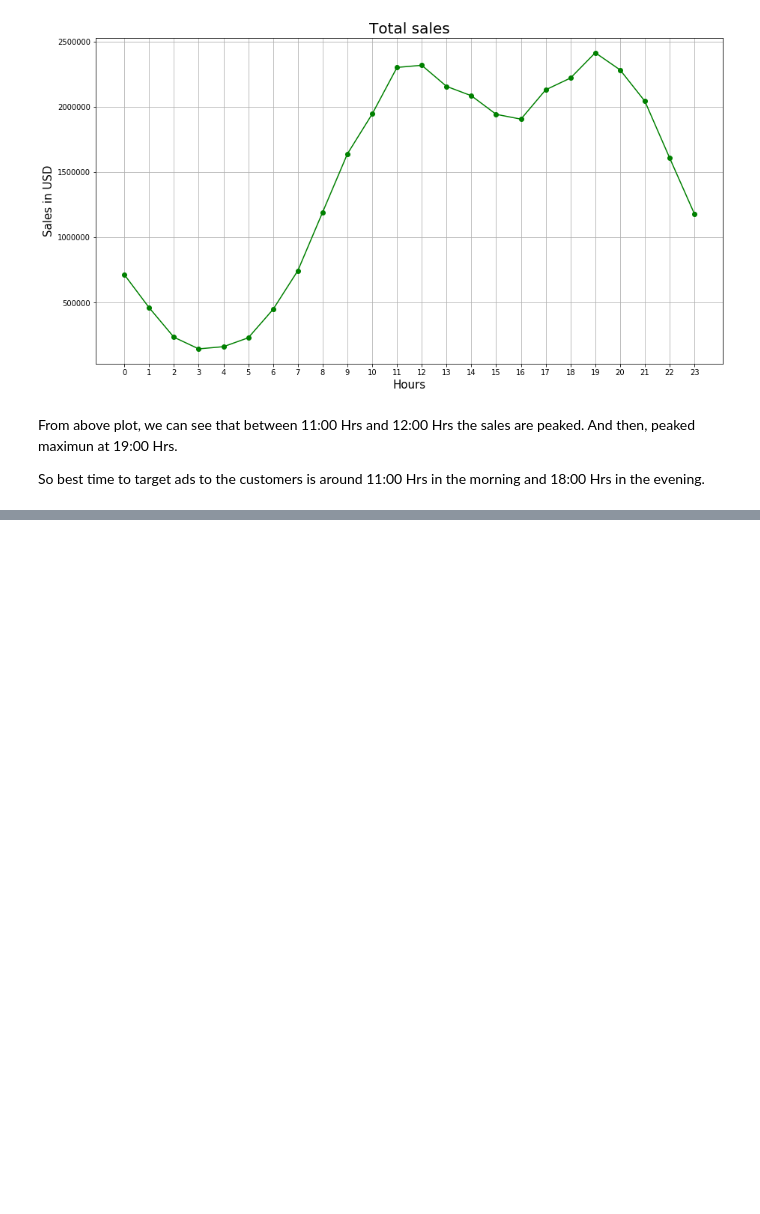
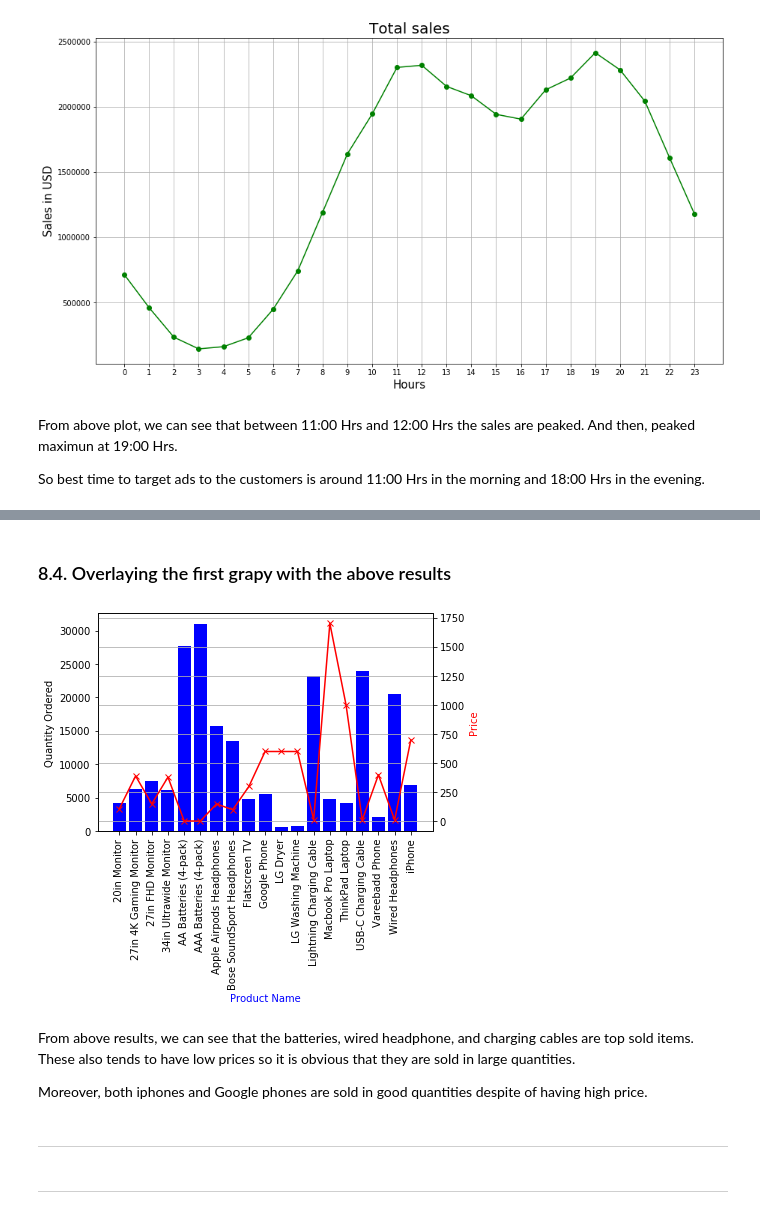
Before and after one commit to shivpalsinhrana/sales-analytics, a Jupyter notebook: Sales_Analytics.ipynb, the cells around one changed output, grey strips where cells are left out. Cells and saved outputs as stored; diff of their text form; code cells hidden in the pictures; blank space fills up the shorter version.

```diff
--- a/Sales_Analytics.ipynb
+++ b/Sales_Analytics.ipynb
@@ -432,0 +633,4 @@ So best time to target ads to the customers is around 11:00 Hrs in the morning a
+# %%
+prices = df.groupby('Product').mean()['Price Each']
+
+prices
@@ -432,0 +655,21 @@ So best time to target ads to the customers is around 11:00 Hrs in the morning a
+# %% [markdown]
+### 8.4. Overlaying the first grapy with the above results
+# %%
+fig, ax1 = plt.subplots()
+
+ax2 = ax1.twinx()
+ax1.bar(products, order_quantity, color = 'b')
+ax2.plot(products, prices, 'b-', color='red', marker = 'x')
+
+ax1.set_xlabel('Product Name', color = 'b')
+ax1.set_ylabel('Quantity Ordered')
+ax2.set_ylabel('Price', color = 'r')
+ax1.set_xticklabels(products, rotation ='90')
+ax2.grid()
+plt.show()
+# %% [output]
+[figure, added]
+# %% [markdown]
+From above results, we can see that the batteries, wired headphone, and charging cables are top sold items. These also tends to have low prices so it is obvious that they are sold in large quantities.
+
+Moreover, both iphones and Google phones are sold in good quantities despite of having high price.
@@ -432,0 +680,4 @@ So best time to target ads to the customers is around 11:00 Hrs in the morning a
+# %% [markdown]
+___________________
+# %% [markdown]
+___________________
```
Also changed, not shown: parts of 35 cells of this notebook.
